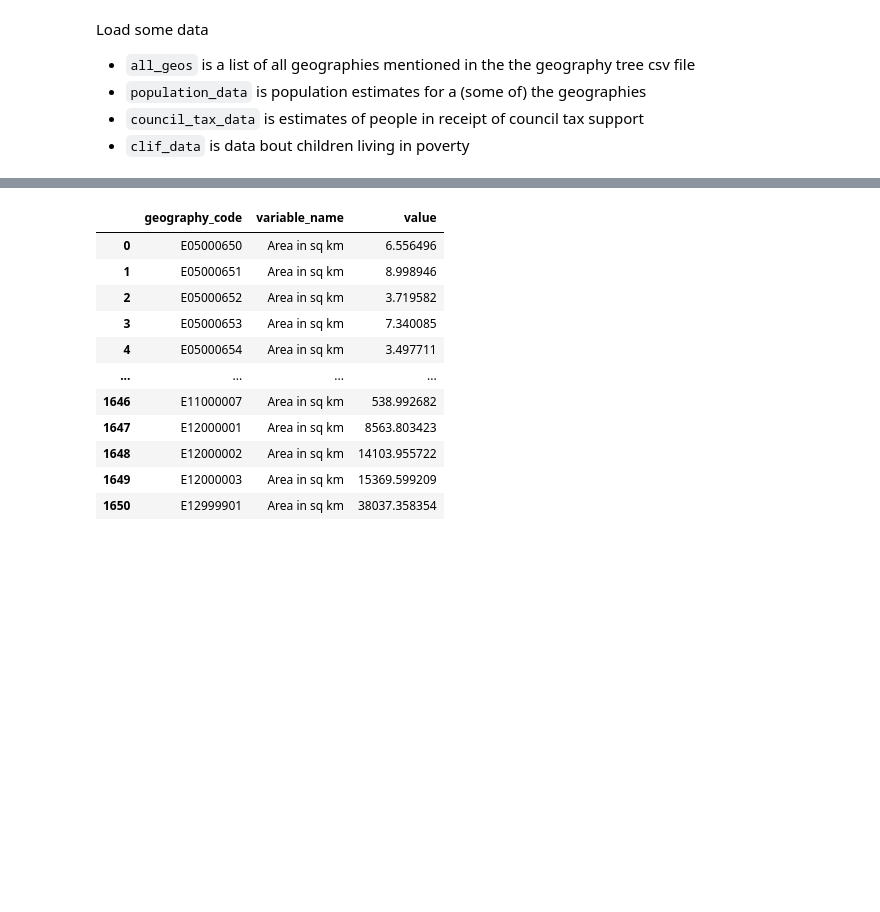
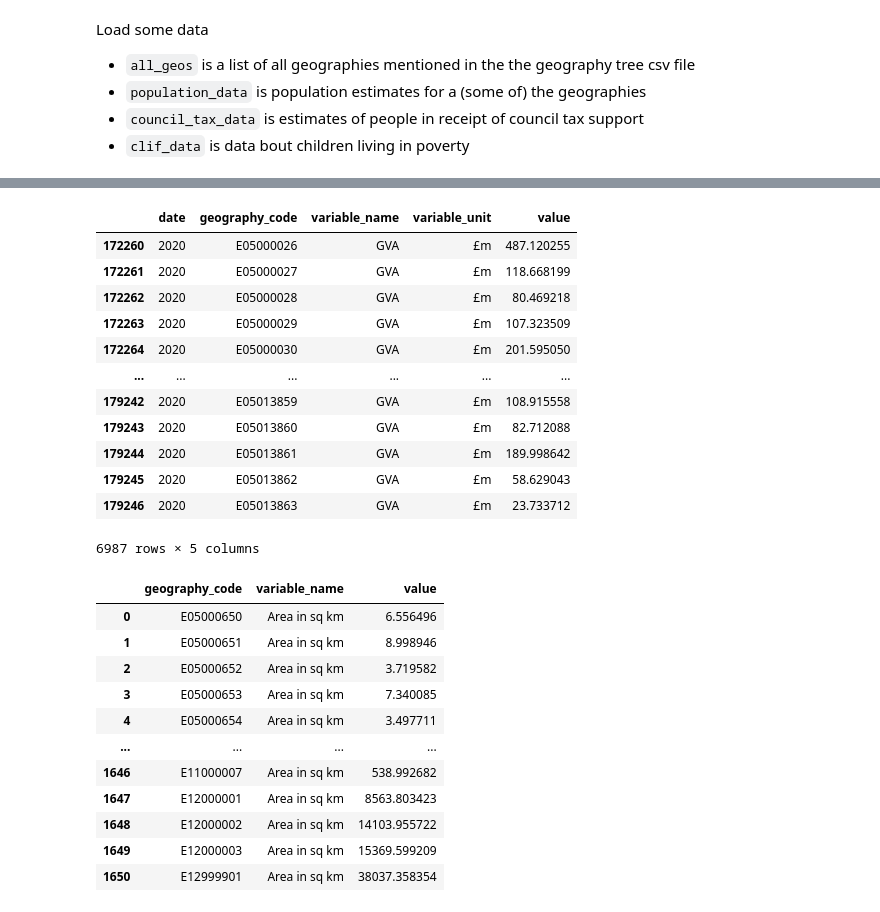
Before and after one commit to open-innovations/jrf-insight, a Jupyter notebook: pipelines/place/transform.ipynb, the cells around one changed output, grey strips where cells are left out. Saved outputs shown, nothing was run; the diff lists cells and outputs as text; code cells hidden in the pictures; blank space fills up the shorter version.

```diff
--- a/pipelines/place/transform.ipynb
+++ b/pipelines/place/transform.ipynb
@@ -35,3 +36,25 @@ gva = pd.read_csv(f'{DATA_DIR}/gva/gva.csv')
+# %%
+gva = pd.read_csv(f'{DATA_DIR}/gva/gva.csv')
+#gva['date'].astype(float)
+#gva[gva['geography_code'].str.startswith('E09')]
+gva['date'] = pd.to_datetime(gva['date'])
+gva['date'] = gva['date'].dt.year
+gva = gva.loc[gva.groupby('geography_code')['date'].idxmax()]
+gva[gva['geography_code'].str.startswith('E05')]
+# %% [output]
+|  | date | geography_code | variable_name | variable_unit | value |
+| 172260 | 2020 | E05000026 | GVA | £m | 487.120255 |
+| 172261 | 2020 | E05000027 | GVA | £m | 118.668199 |
+| 172262 | 2020 | E05000028 | GVA | £m | 80.469218 |
+| 172263 | 2020 | E05000029 | GVA | £m | 107.323509 |
+| 172264 | 2020 | E05000030 | GVA | £m | 201.595050 |
+| ... | ... | ... | ... | ... | ... |
+| 179242 | 2020 | E05013859 | GVA | £m | 108.915558 |
+| 179243 | 2020 | E05013860 | GVA | £m | 82.712088 |
+| 179244 | 2020 | E05013861 | GVA | £m | 189.998642 |
+| 179245 | 2020 | E05013862 | GVA | £m | 58.629043 |
+| 179246 | 2020 | E05013863 | GVA | £m | 23.733712 |
+6987 rows × 5 columns
 # %%
 area_of_place = pd.read_csv(f'{DATA_DIR}/geo/area_of_places.csv')
 #@TODO temporary filter to remove
```
Also changed, not shown: parts of 5 cells of this notebook, 3 other files.
